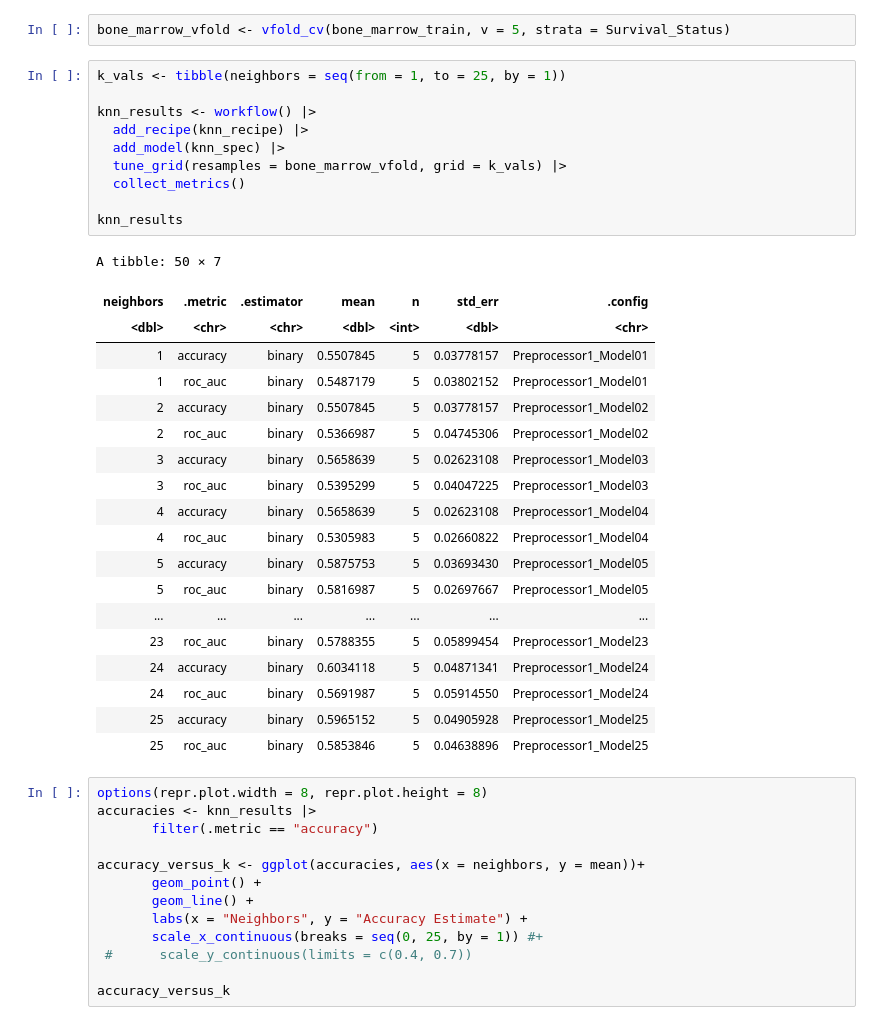
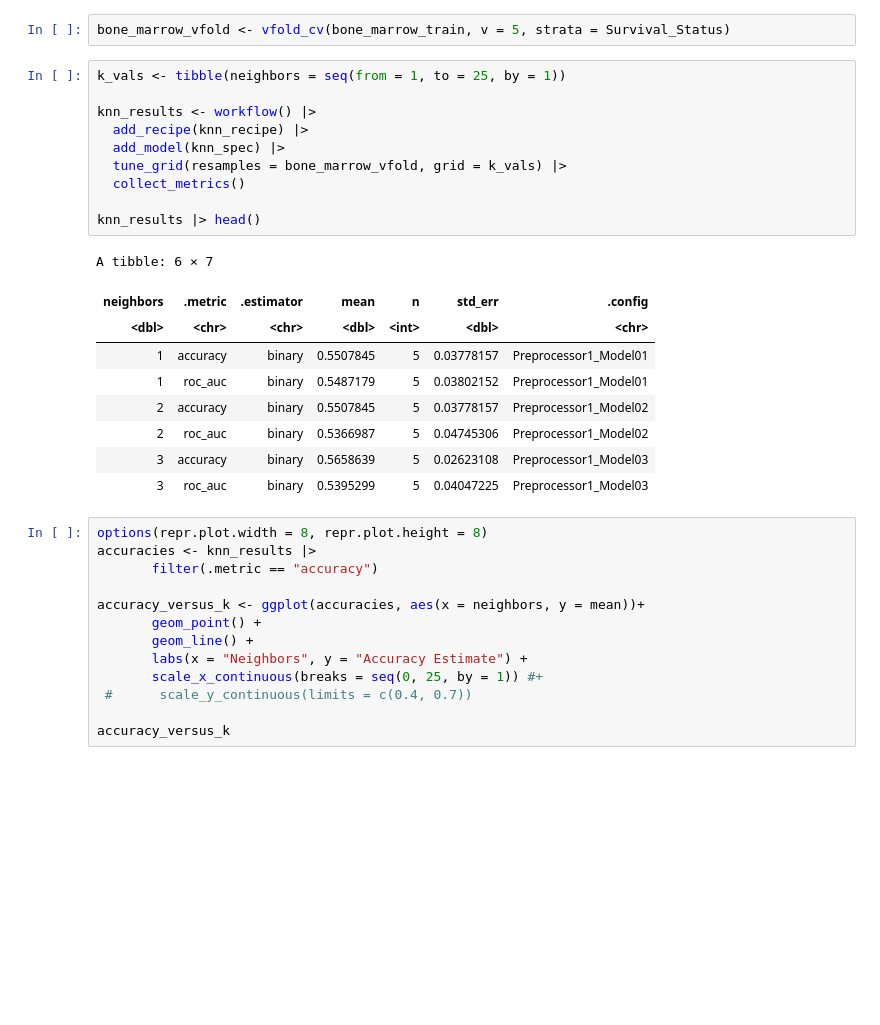
Before and after one commit to rishiiii3/dsci-100-2023S-group-67, a Jupyter notebook: Bone Marrow Analysis.ipynb, the cells around one changed output. Cells and saved outputs as stored; diff of their text form; blank space fills up the shorter version.

```diff
--- a/Bone Marrow Analysis.ipynb
+++ b/Bone Marrow Analysis.ipynb
@@ -206,33 +168,23 @@ bone_marrow_vfold <- vfold_cv(bone_marrow_train, v = 5, strata = Survival_Status
 # %%
 k_vals <- tibble(neighbors = seq(from = 1, to = 25, by = 1))
 
 knn_results <- workflow() |>
   add_recipe(knn_recipe) |>
   add_model(knn_spec) |>
   tune_grid(resamples = bone_marrow_vfold, grid = k_vals) |>
   collect_metrics()
 
-knn_results
+knn_results |> head()
 # %% [output]
-A tibble: 50 × 7
+A tibble: 6 × 7
 | neighbors | .metric | .estimator | mean | n | std_err | .config |
 | <dbl> | <chr> | <chr> | <dbl> | <int> | <dbl> | <chr> |
 | 1 | accuracy | binary | 0.5507845 | 5 | 0.03778157 | Preprocessor1_Model01 |
 | 1 | roc_auc | binary | 0.5487179 | 5 | 0.03802152 | Preprocessor1_Model01 |
 | 2 | accuracy | binary | 0.5507845 | 5 | 0.03778157 | Preprocessor1_Model02 |
 | 2 | roc_auc | binary | 0.5366987 | 5 | 0.04745306 | Preprocessor1_Model02 |
 | 3 | accuracy | binary | 0.5658639 | 5 | 0.02623108 | Preprocessor1_Model03 |
 | 3 | roc_auc | binary | 0.5395299 | 5 | 0.04047225 | Preprocessor1_Model03 |
-| 4 | accuracy | binary | 0.5658639 | 5 | 0.02623108 | Preprocessor1_Model04 |
-| 4 | roc_auc | binary | 0.5305983 | 5 | 0.02660822 | Preprocessor1_Model04 |
-| 5 | accuracy | binary | 0.5875753 | 5 | 0.03693430 | Preprocessor1_Model05 |
-| 5 | roc_auc | binary | 0.5816987 | 5 | 0.02697667 | Preprocessor1_Model05 |
-| ... | ... | ... | ... | ... | ... | ... |
-| 23 | roc_auc | binary | 0.5788355 | 5 | 0.05899454 | Preprocessor1_Model23 |
-| 24 | accuracy | binary | 0.6034118 | 5 | 0.04871341 | Preprocessor1_Model24 |
-| 24 | roc_auc | binary | 0.5691987 | 5 | 0.05914550 | Preprocessor1_Model24 |
-| 25 | accuracy | binary | 0.5965152 | 5 | 0.04905928 | Preprocessor1_Model25 |
-| 25 | roc_auc | binary | 0.5853846 | 5 | 0.04638896 | Preprocessor1_Model25 |
 # %%
 options(repr.plot.width = 8, repr.plot.height = 8)
 accuracies <- knn_results |>
```
Also changed, not shown: parts of 4 cells of this notebook.
